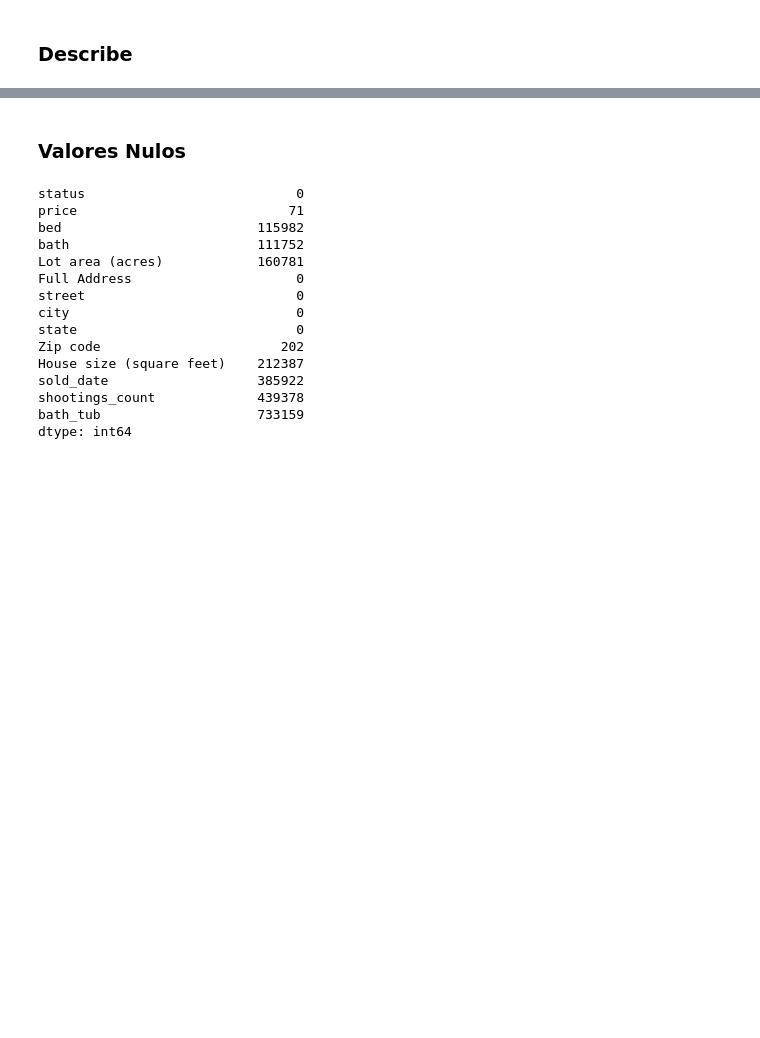
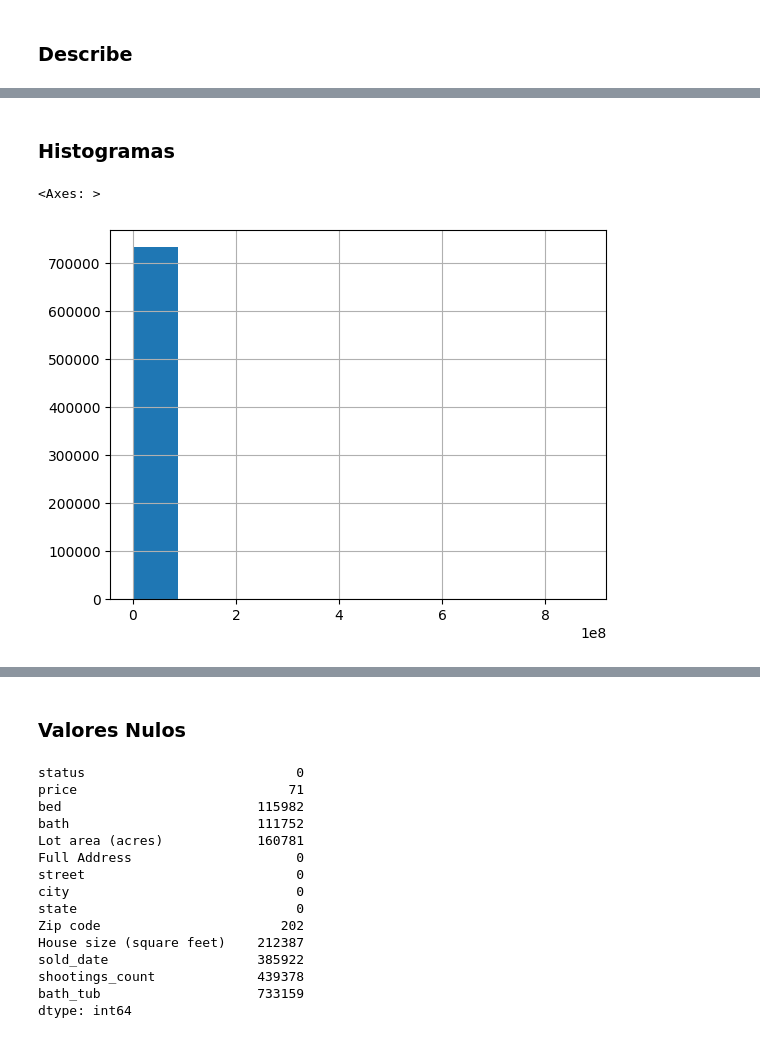
Before and after one commit to pythonpanama/pylearn-data-101, a Jupyter notebook: notebooks/PyLearn Data Course.ipynb, the cells around one changed output, grey strips where cells are left out. Drawn from its saved outputs; the diff is of its cells as text; code cells hidden in the pictures; blank space fills up the shorter version.

```diff
--- a/notebooks/PyLearn Data Course.ipynb
+++ b/notebooks/PyLearn Data Course.ipynb
@@ -125,3 +125,10 @@ df.describe()
 | 75% | 7.250000e+05 | 4.000000 | 3.000000 | 1.380000 | 2.547250e+03 | 2017-10-12 | 7.000000 |
 | max | 8.750000e+08 | 123.000000 | 198.000000 | 100000.000000 | 1.450112e+06 | 2023-03-01 | 36.000000 |
 | std | 1.768769e+06 | 2.028735 | 2.002442 | 1022.007111 | 3.141461e+03 | NaN | 5.367337 |
+# %% [markdown]
+### Histogramas
+# %%
+df['price'].hist(bins=10)
+# %% [output]
+<Axes: >
+[figure, added]
```
Also changed, not shown: parts of 6 cells of this notebook.
